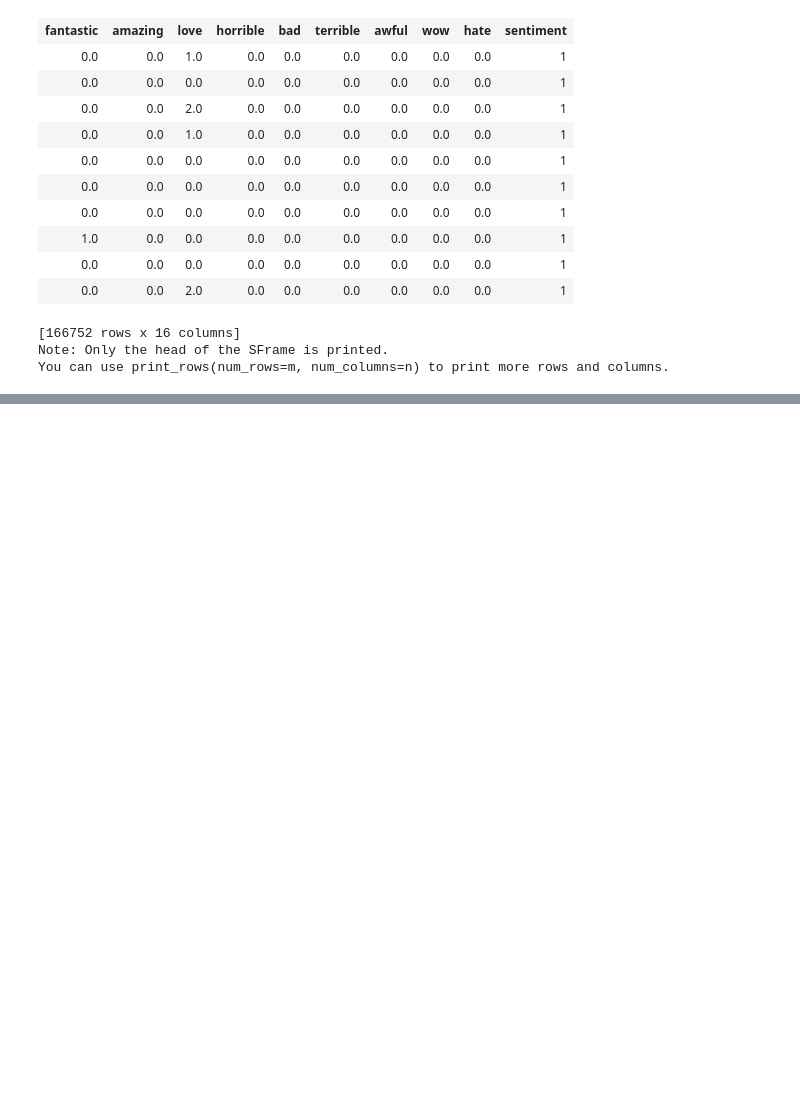
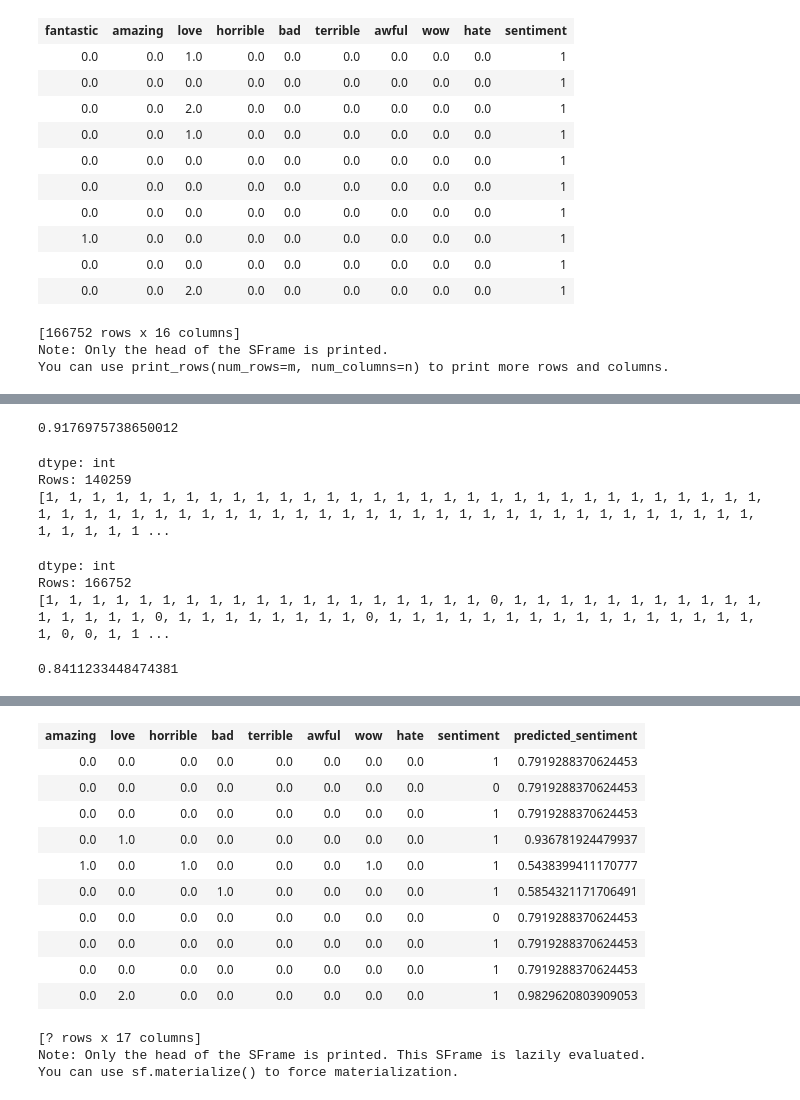
Before and after one commit to aamirkhanq/Machine-Learning-Foundations, a Jupyter notebook: Course1/Week3/SzUXweJcEemm5A4ynZyB2A_bd10e156b580492aa1f9f8a56521b169_FND03-NB01.ipynb/Week 3 Programming Assignment.ipynb, the cells around one changed output, grey strips where cells are left out. Cells and saved outputs as stored; diff of their text form; code cells hidden in the pictures; blank space fills up the shorter version.

```diff
--- a/Course1/Week3/SzUXweJcEemm5A4ynZyB2A_bd10e156b580492aa1f9f8a56521b169_FND03-NB01.ipynb/Week 3 Programming Assignment.ipynb
+++ b/Course1/Week3/SzUXweJcEemm5A4ynZyB2A_bd10e156b580492aa1f9f8a56521b169_FND03-NB01.ipynb/Week 3 Programming Assignment.ipynb
@@ -83,0 +173,17 @@ You can use print_rows(num_rows=m, num_columns=n) to print more rows and columns
+# %%
+result = sentiment_model.evaluate(test_data)
+print(result['accuracy'])
+# %% [output]
+0.9176975738650012
+# %%
+products['sentiment'].filter_by(1)
+# %% [output]
+dtype: int
+Rows: 140259
+[1, 1, 1, 1, 1, 1, 1, 1, 1, 1, 1, 1, 1, 1, 1, 1, 1, 1, 1, 1, 1, 1, 1, 1, 1, 1, 1, 1, 1, 1, 1, 1, 1, 1, 1, 1, 1, 1, 1, 1, 1, 1, 1, 1, 1, 1, 1, 1, 1, 1, 1, 1, 1, 1, 1, 1, 1, 1, 1, 1, 1, 1, 1, 1, 1, 1, 1 ...
+# %%
+products['sentiment']
+# %% [output]
+dtype: int
+Rows: 166752
+[1, 1, 1, 1, 1, 1, 1, 1, 1, 1, 1, 1, 1, 1, 1, 1, 1, 1, 1, 0, 1, 1, 1, 1, 1, 1, 1, 1, 1, 1, 1, 1, 1, 1, 1, 1, 0, 1, 1, 1, 1, 1, 1, 1, 1, 0, 1, 1, 1, 1, 1, 1, 1, 1, 1, 1, 1, 1, 1, 1, 1, 1, 1, 0, 0, 1, 1 ...
@@ -83,0 +192,9 @@ You can use print_rows(num_rows=m, num_columns=n) to print more rows and columns
+# %%
+baseline_accuracy
+# %% [output]
+0.8411233448474381
+# %%
+diaper_champ_reviews = products[products['name']=='Baby Trend Diaper Champ']
+# %%
+diaper_champ_reviews
+# %% [output]
@@ -83,0 +212,14 @@ You can use print_rows(num_rows=m, num_columns=n) to print more rows and columns
+| amazing | love | horrible | bad | terrible | awful | wow | hate | sentiment | predicted_sentiment |
+| 0.0 | 0.0 | 0.0 | 0.0 | 0.0 | 0.0 | 0.0 | 0.0 | 1 | 0.7919288370624453 |
+| 0.0 | 0.0 | 0.0 | 0.0 | 0.0 | 0.0 | 0.0 | 0.0 | 0 | 0.7919288370624453 |
+| 0.0 | 0.0 | 0.0 | 0.0 | 0.0 | 0.0 | 0.0 | 0.0 | 1 | 0.7919288370624453 |
+| 0.0 | 1.0 | 0.0 | 0.0 | 0.0 | 0.0 | 0.0 | 0.0 | 1 | 0.936781924479937 |
+| 1.0 | 0.0 | 1.0 | 0.0 | 0.0 | 0.0 | 1.0 | 0.0 | 1 | 0.5438399411170777 |
+| 0.0 | 0.0 | 0.0 | 1.0 | 0.0 | 0.0 | 0.0 | 0.0 | 1 | 0.5854321171706491 |
+| 0.0 | 0.0 | 0.0 | 0.0 | 0.0 | 0.0 | 0.0 | 0.0 | 0 | 0.7919288370624453 |
+| 0.0 | 0.0 | 0.0 | 0.0 | 0.0 | 0.0 | 0.0 | 0.0 | 1 | 0.7919288370624453 |
+| 0.0 | 0.0 | 0.0 | 0.0 | 0.0 | 0.0 | 0.0 | 0.0 | 1 | 0.7919288370624453 |
+| 0.0 | 2.0 | 0.0 | 0.0 | 0.0 | 0.0 | 0.0 | 0.0 | 1 | 0.9829620803909053 |
+[? rows x 17 columns]
+Note: Only the head of the SFrame is printed. This SFrame is lazily evaluated.
+You can use sf.materialize() to force materialization.
```
Also changed, not shown: parts of 15 cells of this notebook, 1 other file.
